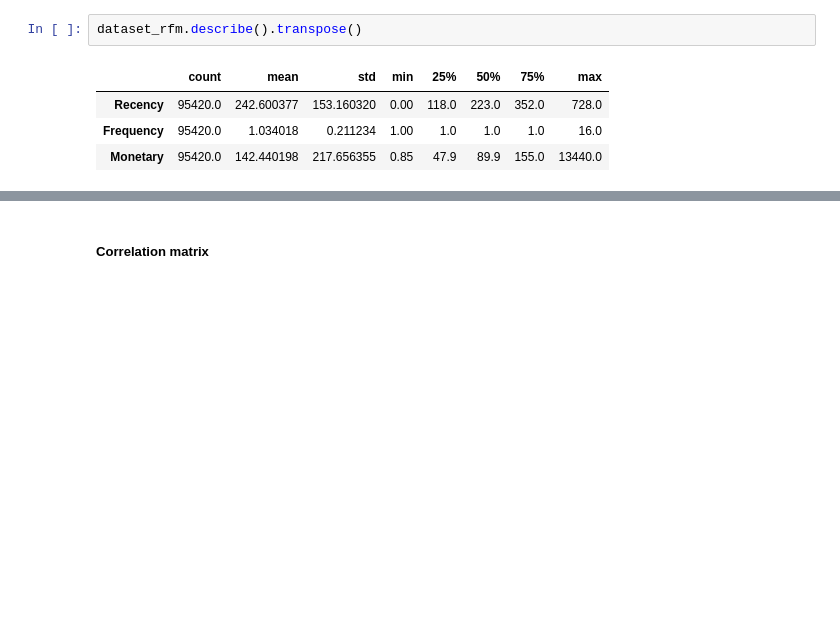
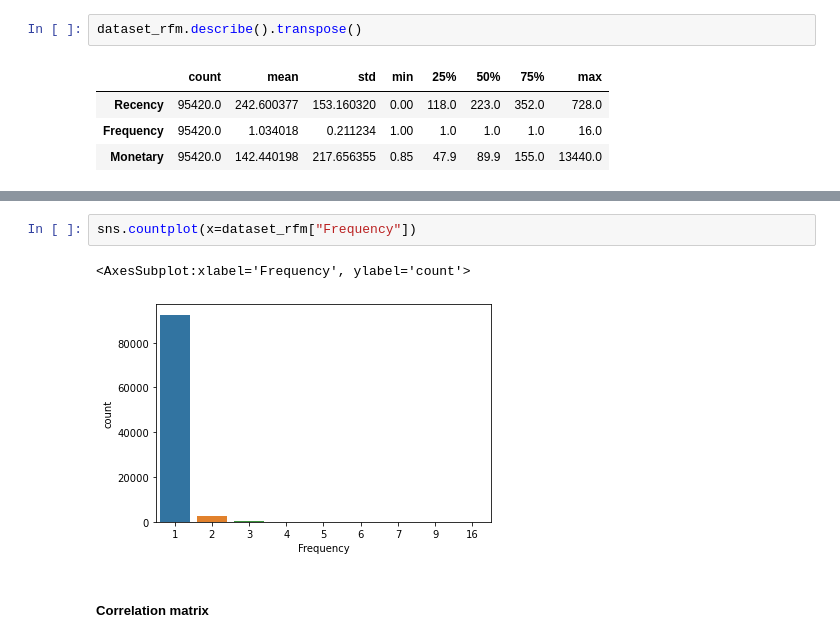
Before and after one commit to oumeima-elgharbi/P5_Data_Science_OpenClassrooms, a Jupyter notebook: P5_01_exploration.ipynb, the cells around one changed output, grey strips where cells are left out. Drawn from its saved outputs; the diff is of its cells as text; blank space fills up the shorter version.

```diff
--- a/P5_01_exploration.ipynb
+++ b/P5_01_exploration.ipynb
@@ -366,3 +377,8 @@ dataset_rfm.describe().transpose()
+# %%
+sns.countplot(x=dataset_rfm["Frequency"])
+# %% [output]
+<AxesSubplot:xlabel='Frequency', ylabel='count'>
+[figure, added]
 # %% [markdown]
 ##### Correlation matrix
 # %%
```
Also changed, not shown: parts of 16 cells of this notebook, 3 other files.
